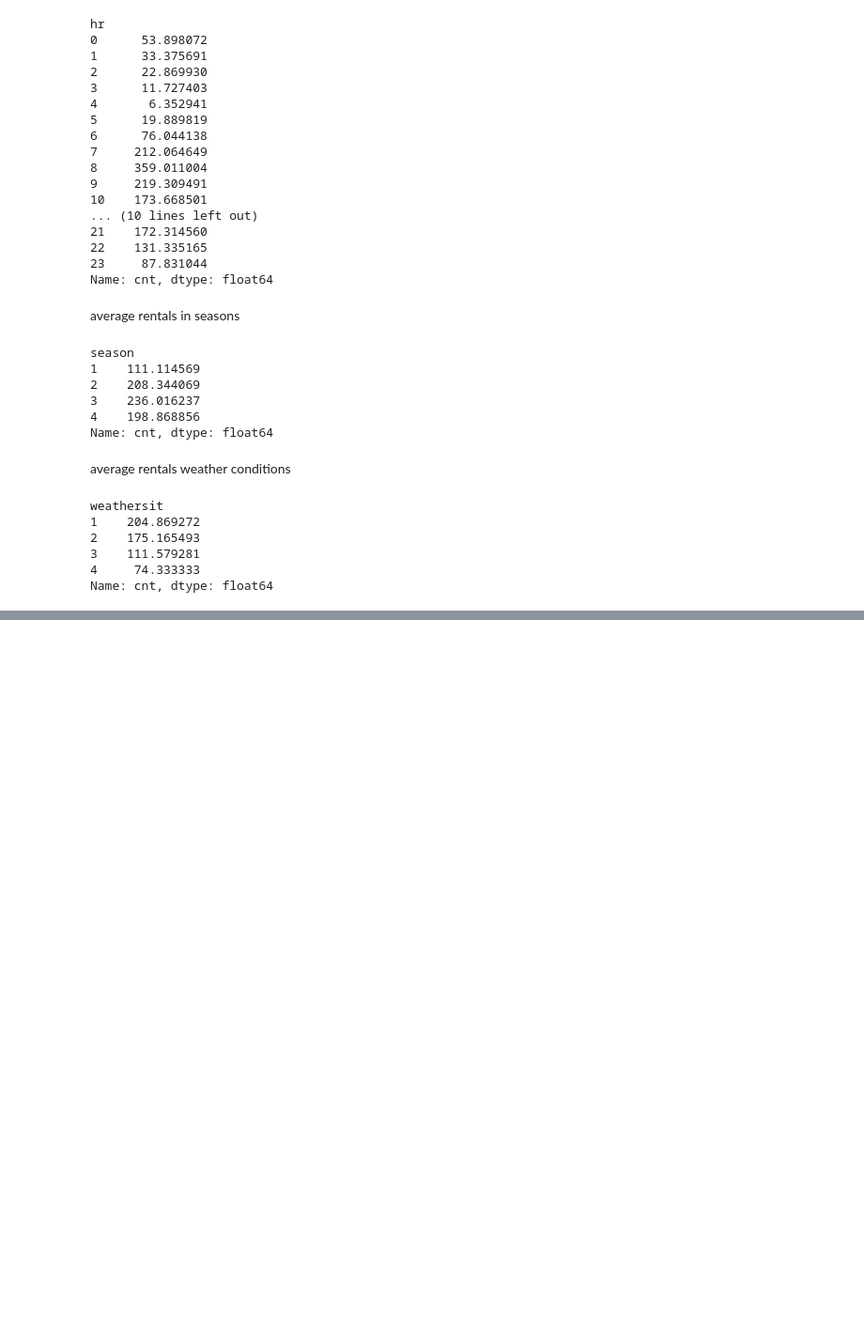
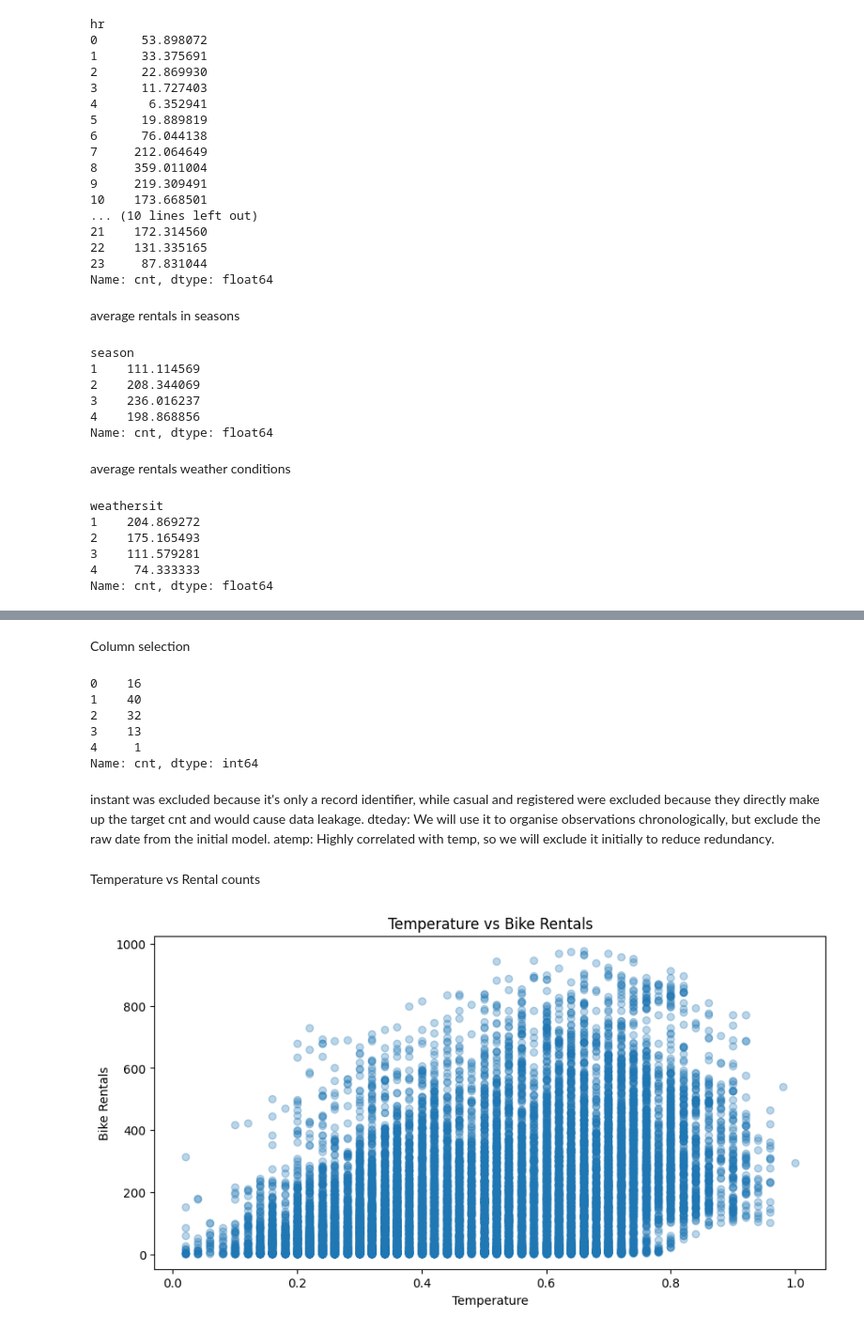
Before and after one commit to Mario03Jeffery/bike_rentals_project, a Jupyter notebook: notebooks/bike_demand_analysis.ipynb, the cells around one changed output, grey strips where cells are left out. Shown at 94% size. Cells and saved outputs as stored; diff of their text form; code cells hidden in the pictures; blank space fills up the shorter version.

Commit message:
visualisation done

```diff
--- a/notebooks/bike_demand_analysis.ipynb
+++ b/notebooks/bike_demand_analysis.ipynb
@@ -115,0 +142,47 @@ Name: cnt, dtype: float64
+# %% [markdown]
+Column selection
+# %%
+features = [
+    "season",
+    "yr",
+    "mnth",
+    "hr",
+    "holiday",
+    "weekday",
+    "workingday",
+    "weathersit",
+    "temp",
+    "hum",
+    "windspeed"
+]
+
+x = df[features].copy()
+y= df["cnt"].copy()
+
+x.head()
+y.head()
+# %% [output]
+0    16
+1    40
+2    32
+3    13
+4     1
+Name: cnt, dtype: int64
+# %% [markdown]
+instant was excluded because it's only a record identifier, while casual and registered were excluded because they directly make up the target cnt and would cause data leakage. dteday: We will use it to organise observations chronologically, but exclude the raw date from the initial model.
+atemp: Highly correlated with temp, so we will exclude it initially to reduce redundancy.
+# %% [markdown]
+Temperature vs Rental counts
+# %%
+import matplotlib.pyplot as plt
+
+plt.figure(figsize=(10, 5))
+plt.scatter(df["temp"], df["cnt"], alpha=0.3)
+
+plt.title("Temperature vs Bike Rentals")
+plt.xlabel("Temperature")
+plt.ylabel("Bike Rentals")
+
+plt.show()
+# %% [output]
+[figure, added]
```
Also changed, not shown: parts of 12 cells of this notebook.
